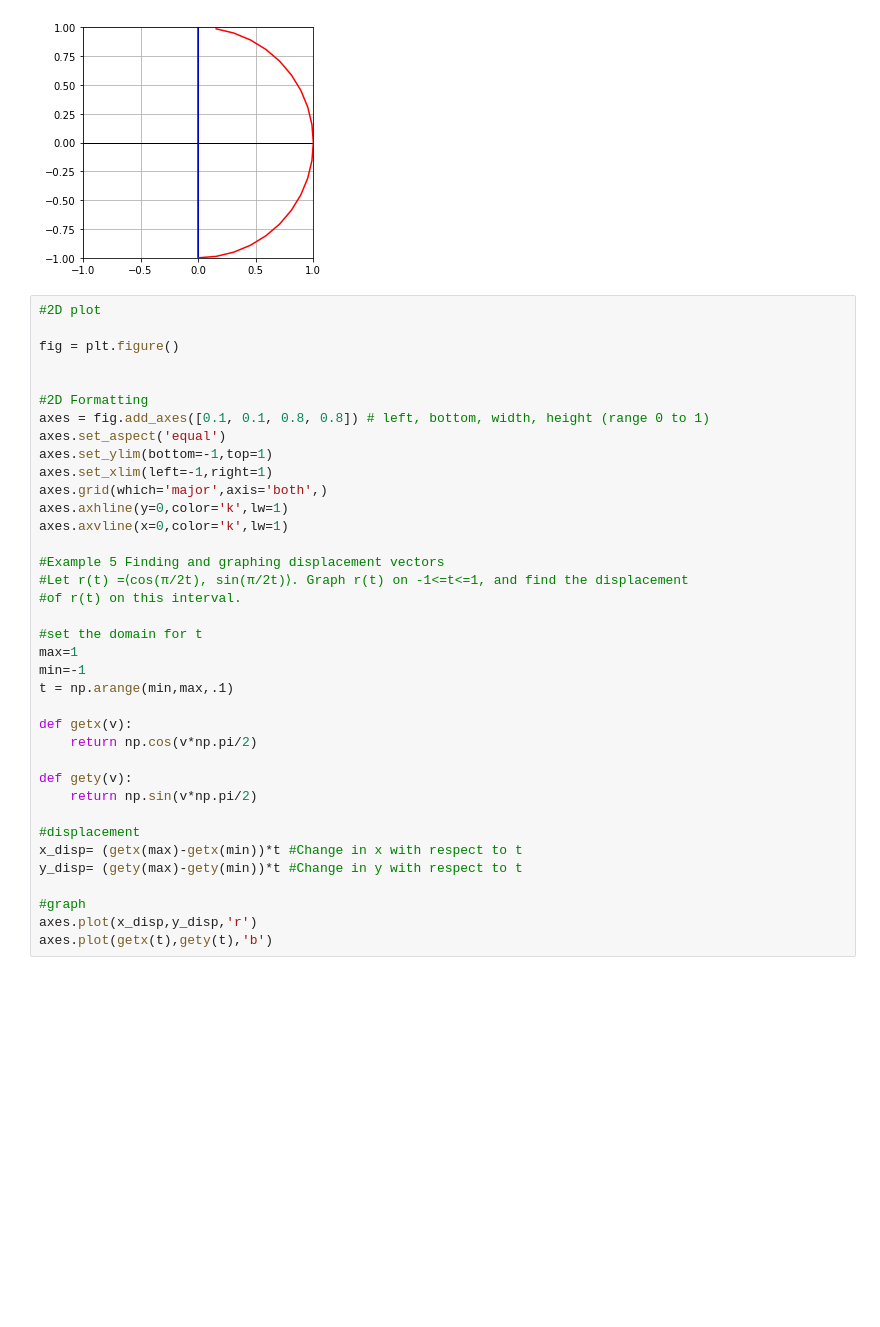
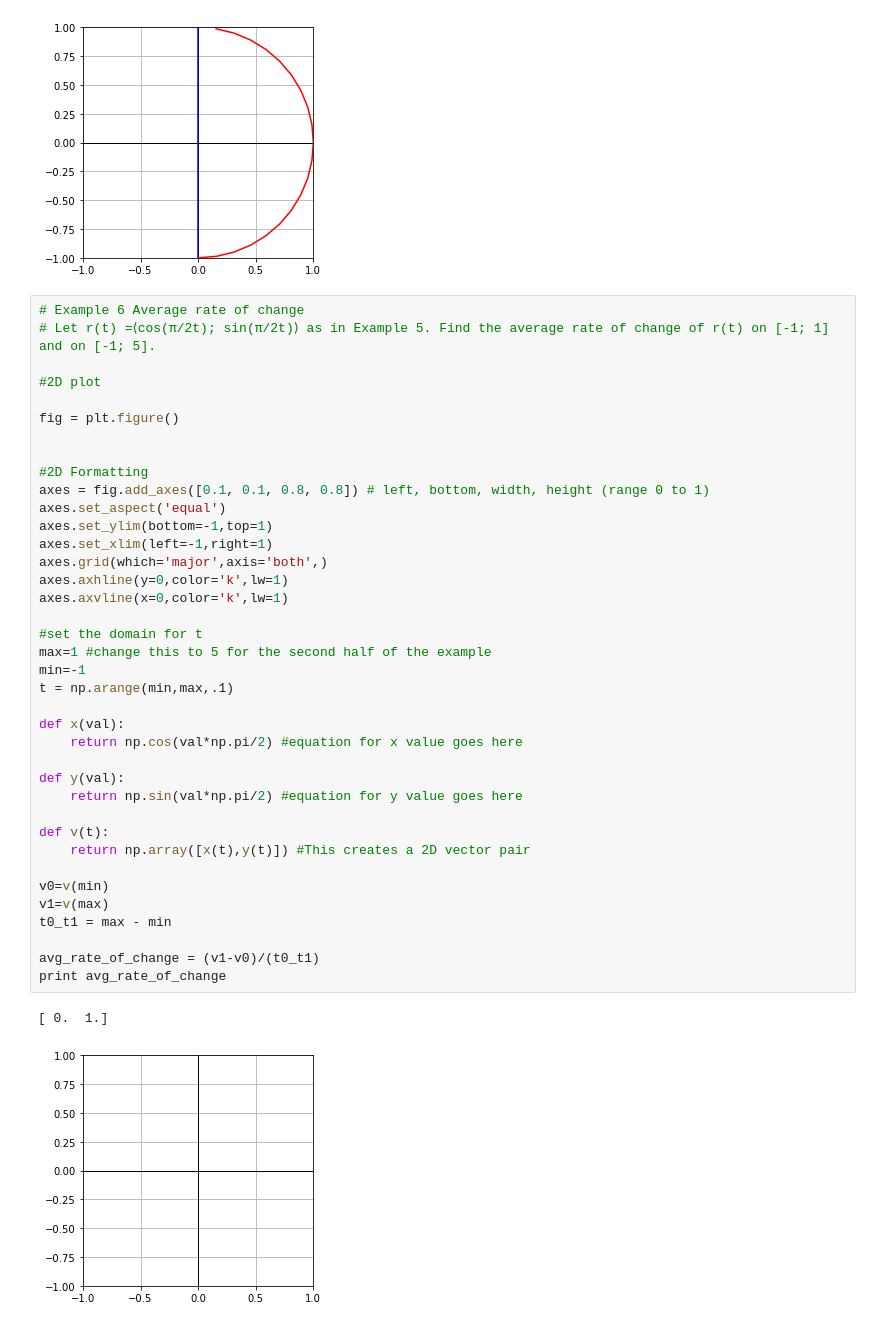
Before and after one commit to crashtest00/Math265, a Jupyter notebook: Chapter 12.ipynb, the cells around one changed output. Saved outputs shown, nothing was run; the diff lists cells and outputs as text; blank space fills up the shorter version.

```diff
--- a/Chapter 12.ipynb
+++ b/Chapter 12.ipynb
@@ -128,40 +128,44 @@ axes.plot(getx(t),gety(t),'b')
 [<matplotlib.lines.Line2D at 0x...>]
 [figure]
 # %%
+# Example 6 Average rate of change
+# Let r(t) =⟨cos(π/2t); sin(π/2t)⟩ as in Example 5. Find the average rate of change of r(t) on [-1; 1] and on [-1; 5].
+
 #2D plot
 
 fig = plt.figure()
 
 
 #2D Formatting
 axes = fig.add_axes([0.1, 0.1, 0.8, 0.8]) # left, bottom, width, height (range 0 to 1)
 axes.set_aspect('equal')
 axes.set_ylim(bottom=-1,top=1)
 axes.set_xlim(left=-1,right=1)
 axes.grid(which='major',axis='both',)
 axes.axhline(y=0,color='k',lw=1)
 axes.axvline(x=0,color='k',lw=1)
 
-#Example 5 Finding and graphing displacement vectors
-#Let r(t) =⟨cos(π/2t), sin(π/2t)⟩. Graph r(t) on -1<=t<=1, and find the displacement
-#of r(t) on this interval.
-
 #set the domain for t
-max=1
+max=1 #change this to 5 for the second half of the example
 min=-1
 t = np.arange(min,max,.1)
 
-def getx(v):
-    return np.cos(v*np.pi/2)
+def x(val):
+    return np.cos(val*np.pi/2) #equation for x value goes here
 
-def gety(v):
-    return np.sin(v*np.pi/2)
+def y(val):
+    return np.sin(val*np.pi/2) #equation for y value goes here
 
-#displacement
-x_disp= (getx(max)-getx(min))*t #Change in x with respect to t
-y_disp= (gety(max)-gety(min))*t #Change in y with respect to t
+def v(t):
+    return np.array([x(t),y(t)]) #This creates a 2D vector pair
 
-#graph
-axes.plot(x_disp,y_disp,'r')
-axes.plot(getx(t),gety(t),'b')
+v0=v(min)
+v1=v(max)
+t0_t1 = max - min
+
+avg_rate_of_change = (v1-v0)/(t0_t1)
+print avg_rate_of_change
+# %% [output]
+[ 0.  1.]
+[figure, added]
 # %%
```
Also changed, not shown: parts of 1 cell of this notebook.
